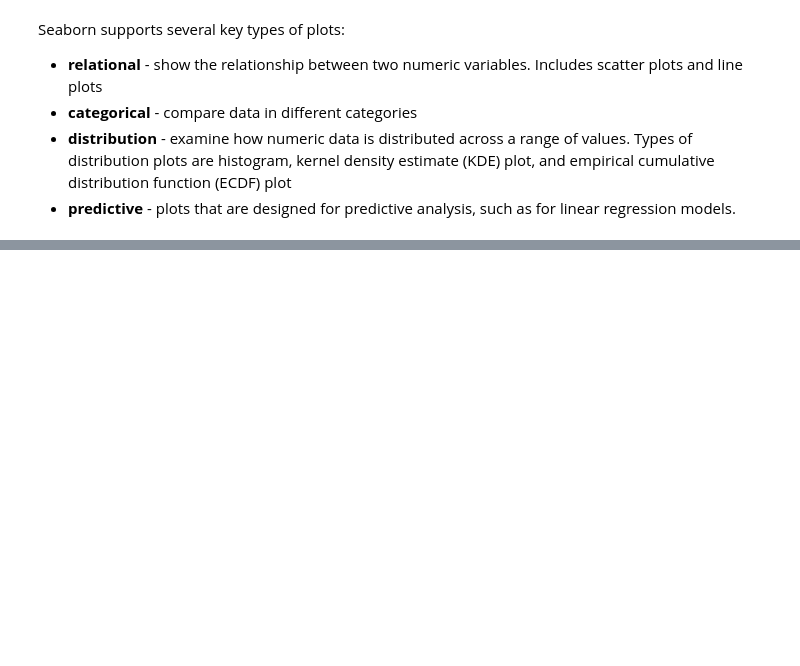
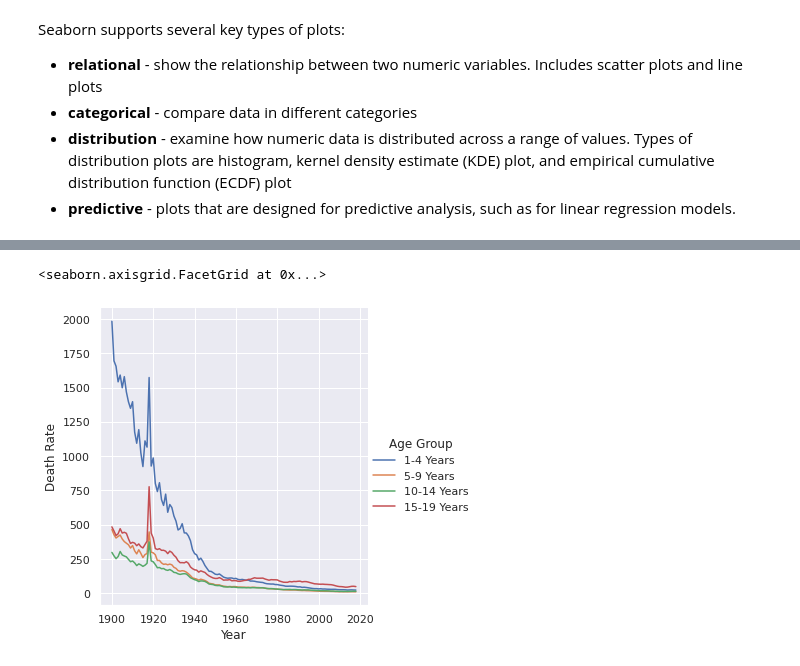
Before and after one commit to brendenwest/cis276, a Jupyter notebook: 4_statistical_visualization.ipynb, the cells around one changed output, grey strips where cells are left out. Cells and saved outputs as stored; diff of their text form; code cells hidden in the pictures; blank space fills up the shorter version.

```diff
--- a/4_statistical_visualization.ipynb
+++ b/4_statistical_visualization.ipynb
@@ -25,6 +25,11 @@ Seaborn supports several key types of plots:
 - **distribution** - examine how numeric data is distributed across a range of values. Types of distribution plots are histogram, kernel density estimate (KDE) plot, and empirical cumulative distribution function (ECDF) plot
 - **predictive** - plots that are designed for predictive analysis, such as for linear regression models.
 # %%
+import pandas as pd
+# get example data
+url = "https://data.cdc.gov/api/views/v6ab-adf5/rows.csv?accessType=DOWNLOAD"
+mortality_data = pd.read_csv(url)
+
 # Import seaborn
 import seaborn as sns
 
@@ -32,0 +53,5 @@ sns.set_theme()
+# %%
+sns.relplot(data=mortality_data, kind='line', x='Year', y='Death Rate', hue='Age Group')
+# %% [output]
+<seaborn.axisgrid.FacetGrid at 0x...>
+[figure, added]
```
Also changed, not shown: parts of 11 cells of this notebook.
